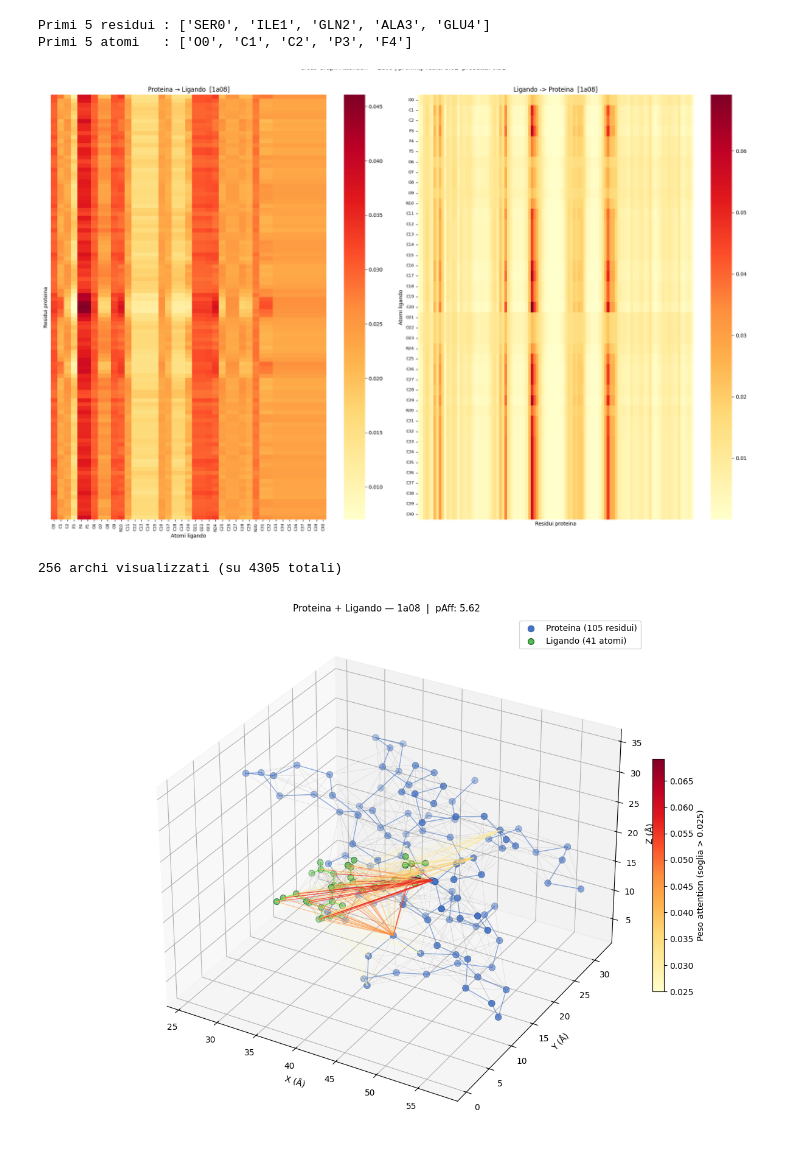
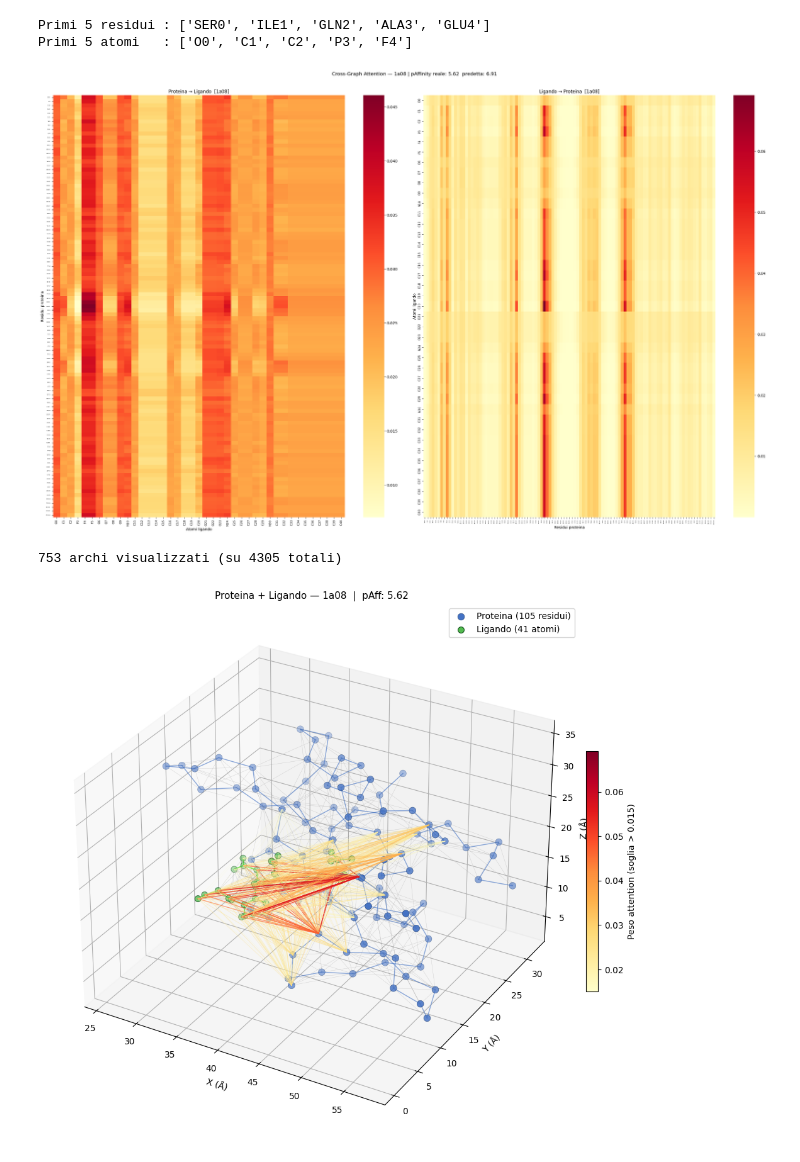
Before and after one commit to IsabelReguera/project_graph_ml, a Jupyter notebook: attention_graph.ipynb, the cells around one changed output. Saved outputs shown, nothing was run; the diff lists cells and outputs as text; code cells hidden in the pictures.

```diff
--- a/attention_graph.ipynb
+++ b/attention_graph.ipynb
@@ -114,40 +125,42 @@ Primi 5 residui : ['SER0', 'ILE1', 'GLN2', 'ALA3', 'GLU4']
 Primi 5 atomi   : ['O0', 'C1', 'C2', 'P3', 'F4']
 # %%
 # --- Heatmap bidirezionale ---
-fig, axes = plt.subplots(1, 2, figsize=(20, max(6, n_prot // 8)))
+# Font size inversamente proporzionale al numero di residui per restare leggibili
+prot_fs = max(3, min(7, 400 // n_prot))
+
+fig, axes = plt.subplots(1, 2, figsize=(28, max(8, n_prot // 6)))
 
 # Proteina → Ligando  [N_prot × N_lig]
 ax = axes[0]
 sns.heatmap(attn_p_to_l, ax=ax, cmap='YlOrRd', cbar=True,
             xticklabels=lig_labels,
-            yticklabels=prot_labels if n_prot <= 80 else False)
-ax.set_xlabel('Atomi ligando')
-ax.set_ylabel('Residui proteina')
-ax.set_title(f'Proteina → Ligando  [{PDB_CODE}]')
+            yticklabels=prot_labels)
+ax.set_xlabel('Atomi ligando', fontsize=10)
+ax.set_ylabel('Residui proteina', fontsize=10)
+ax.set_title(f'Proteina → Ligando  [{PDB_CODE}]', fontsize=12)
 ax.tick_params(axis='x', labelsize=8, rotation=90)
-ax.tick_params(axis='y', labelsize=6)
+ax.tick_params(axis='y', labelsize=prot_fs)
 
 # Ligando → Proteina  [N_lig × N_prot]
 ax = axes[1]
 sns.heatmap(attn_l_to_p, ax=ax, cmap='YlOrRd', cbar=True,
-            xticklabels=prot_labels if n_prot <= 80 else False,
+            xticklabels=prot_labels,
             yticklabels=lig_labels)
-ax.set_xlabel('Residui proteina')
-ax.set_ylabel('Atomi ligando')
-ax.set_title(f'Ligando -> Proteina  [{PDB_CODE}]')
-ax.tick_params(axis='x', labelsize=6, rotation=90)
+ax.set_xlabel('Residui proteina', fontsize=10)
+ax.set_ylabel('Atomi ligando', fontsize=10)
+ax.set_title(f'Ligando → Proteina  [{PDB_CODE}]', fontsize=12)
+ax.tick_params(axis='x', labelsize=prot_fs, rotation=90)
 ax.tick_params(axis='y', labelsize=8)
 
 plt.suptitle(
     f'Cross-Graph Attention — {PDB_CODE} | pAffinity reale: {prot.y.item():.2f}  predetta: {pred.item():.2f}',
-    fontsize=12, y=1.01)
+    fontsize=13, y=1.01)
 plt.tight_layout()
 #plt.savefig(f'attention_{PDB_CODE}_heatmap.png', dpi=150, bbox_inches='tight')
 plt.show()
 # %% [output]
-[figure, old version]
+[figure, new version]
 # %%
-%matplotlib widget
 from mpl_toolkits.mplot3d import Axes3D
 from matplotlib.colors import Normalize
 from matplotlib.cm import ScalarMappable
@@ -197,7 +210,7 @@ for k, (src, dst) in enumerate(lig.edge_index.t().numpy()):
                 color="#929191", linewidth=0.3, alpha=0.4)
 
 # --- Archi attention sopra soglia ---
-THRESHOLD = 0.025
+THRESHOLD = 0.015
 edge_pairs, edge_weights_all = [], []
 for j in range(n_lig):
     for i in range(n_prot):
@@ -210,32 +223,32 @@ if edge_pairs:
     norm     = Normalize(vmin=THRESHOLD, vmax=max(edge_weights_all))
     cmap_att = plt.cm.YlOrRd
     for (i, j), w in zip(edge_pairs, edge_weights_all):
         p1, p2 = pos_prot[i], pos_lig[j]
         color  = cmap_att(norm(w))
         ax.plot([p1[0], p2[0]], [p1[1], p2[1]], [p1[2], p2[2]],
                 color=color, linewidth=0.5 + 0.8 * norm(w),
                 alpha=0.2 + 0.8 * norm(w), zorder=4)
     sm = ScalarMappable(cmap=cmap_att, norm=norm)
     sm.set_array([])
     plt.colorbar(sm, ax=ax, shrink=0.45, pad=0.01,
                  label=f'Peso attention (soglia > {THRESHOLD})')
     print(f"{len(edge_pairs)} archi visualizzati (su {n_prot * n_lig} totali)")
 else:
     print(f"Nessun arco sopra soglia {THRESHOLD} — prova ad abbassarla")
 
 # --- Aspect ratio reale ---
 all_pos   = np.vstack([pos_prot, pos_lig])
 max_range = (all_pos.max(axis=0) - all_pos.min(axis=0)).max() / 2.0
 mid       = (all_pos.max(axis=0) + all_pos.min(axis=0)) / 2.0
 ax.set_xlim(mid[0]-max_range, mid[0]+max_range)
 ax.set_ylim(mid[1]-max_range, mid[1]+max_range)
 ax.set_zlim(mid[2]-max_range, mid[2]+max_range)
 
 ax.set_title(f'Proteina + Ligando — {PDB_CODE}  |  pAff: {prot.y.item():.2f}', fontsize=11)
 ax.set_xlabel('X (Å)'); ax.set_ylabel('Y (Å)'); ax.set_zlabel('Z (Å)')
 ax.legend(fontsize=10, markerscale=1.0)
 plt.tight_layout()
 plt.show()
 # %% [output]
-256 archi visualizzati (su 4305 totali)
+753 archi visualizzati (su 4305 totali)
-[figure, old version]
+[figure, new version]
```
Also changed, not shown: parts of 4 cells of this notebook.
